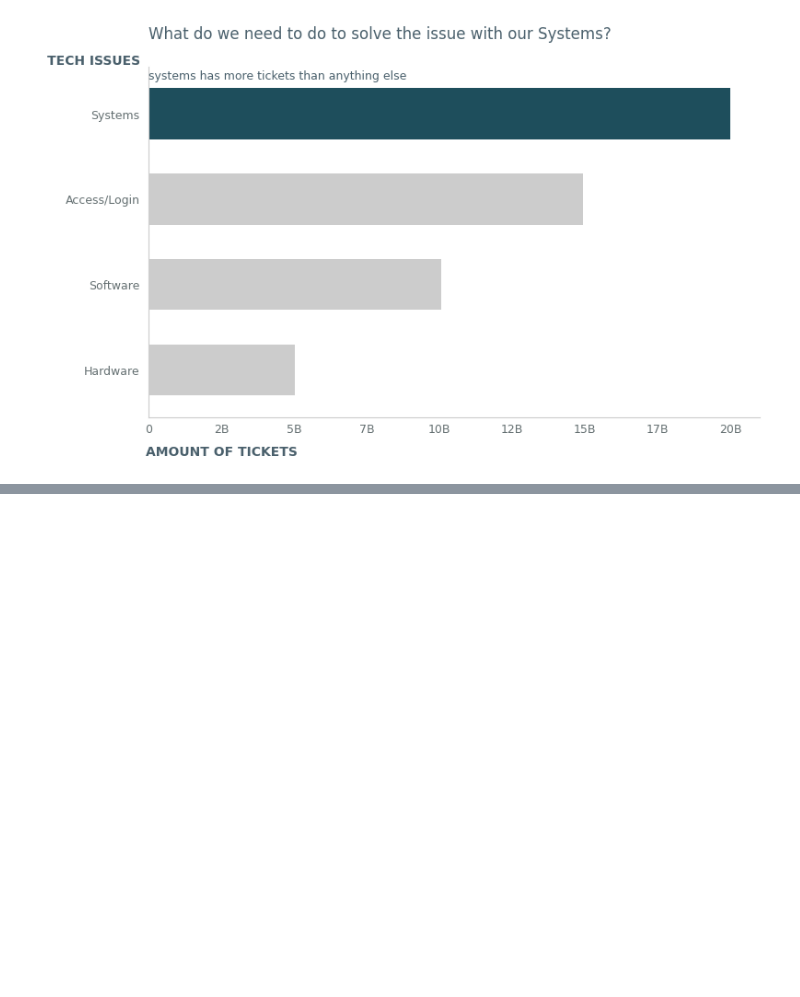
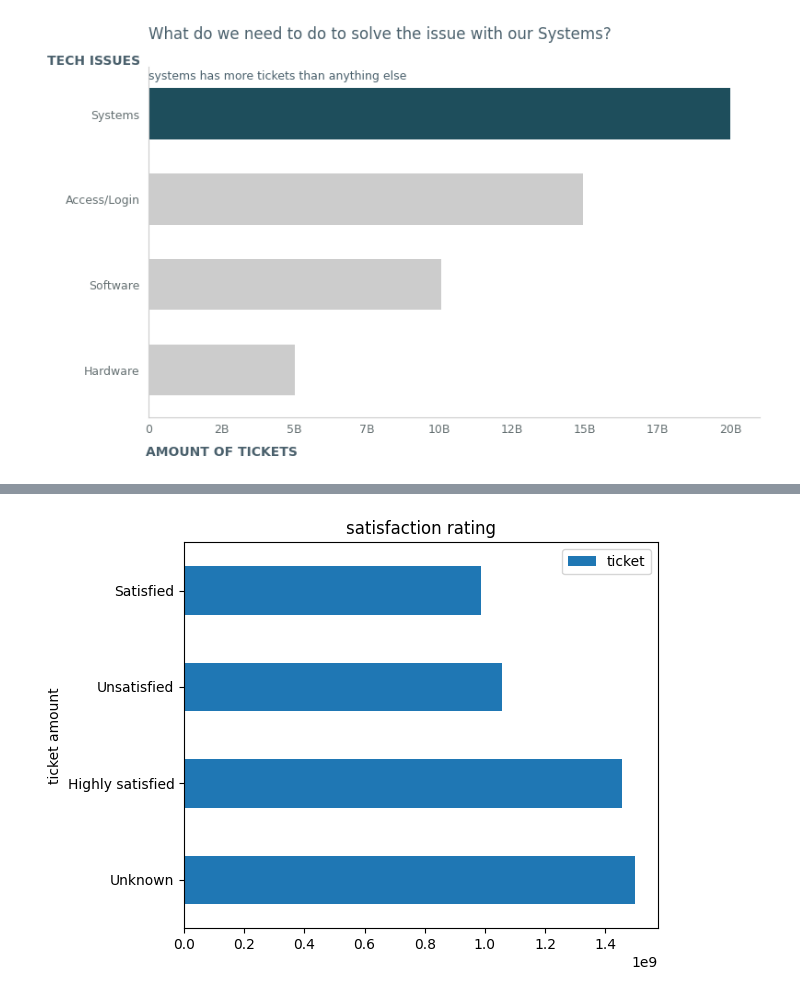
Before and after one commit to HelloThisDog/datavisualization_totally_a_group_project, a Jupyter notebook: storytelling.ipynb, the cells around one changed output, grey strips where cells are left out. Cells and saved outputs as stored; diff of their text form; code cells hidden in the pictures; blank space fills up the shorter version.

```diff
--- a/storytelling.ipynb
+++ b/storytelling.ipynb
@@ -98,3 +98,16 @@ fig.tight_layout()
 fig.savefig("filedagainst_bargraph_3rdedition.png", dpi=250)
 # %% [output]
 [figure]
+# %%
+df_quantity_satisfaction = duckdb.query("""
+SELECT
+        Satisfation AS satisfaction,
+        SUM(ticket) as ticket
+FROM
+        df
+GROUP BY
+        satisfaction
+ORDER BY
+        ticket DESC
+""").df().set_index("satisfaction")
+df_quantity_satisfaction.head()
@@ -100,0 +121,13 @@ fig.savefig("filedagainst_bargraph_3rdedition.png", dpi=250)
+# %%
+ax = df_quantity_satisfaction.plot(
+    kind= "barh",
+    y="ticket",
+    title="satisfaction rating",
+    ylabel="ticket amount"
+)
+
+fig = ax.get_figure()
+fig.tight_layout()
+fig.savefig("satisfaction_bargraph_1stedition.png")
+# %% [output]
+[figure, added]
```
Also changed, not shown: parts of 3 cells of this notebook, 3 other files.
